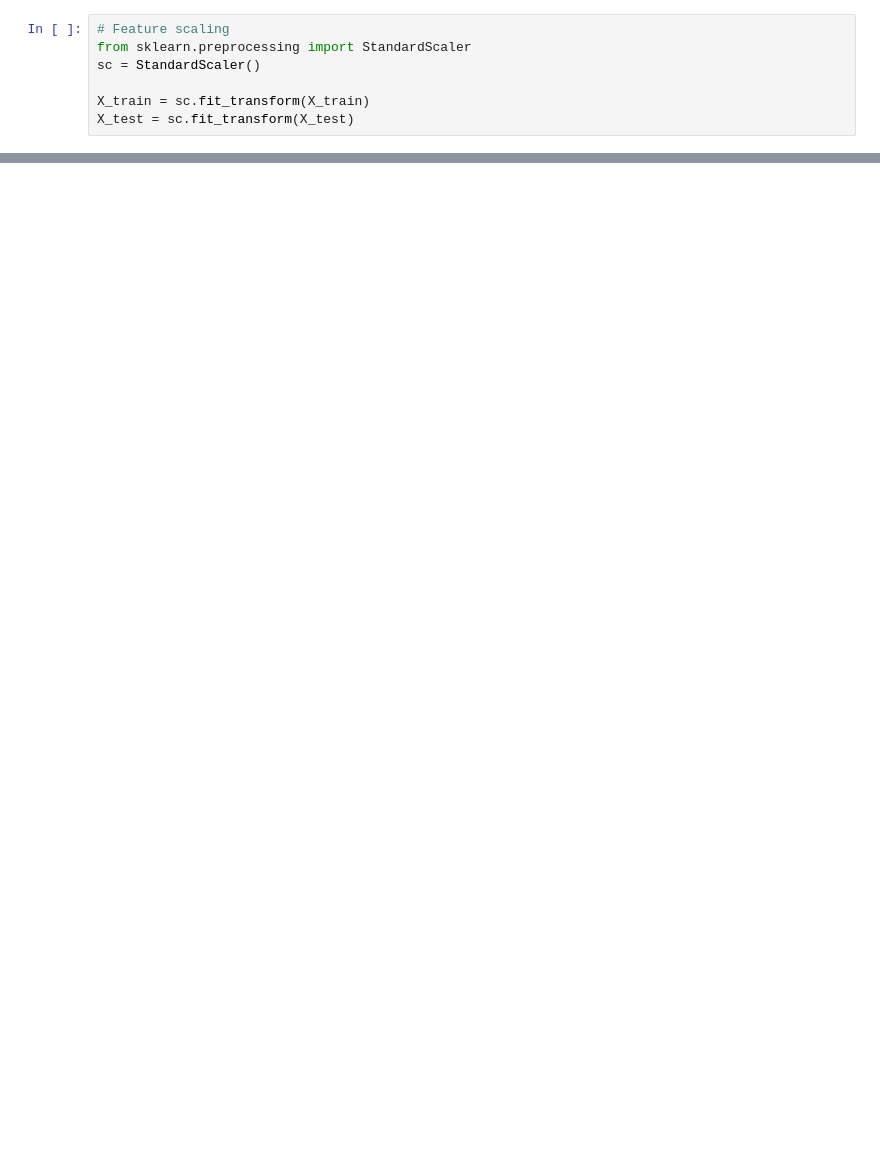
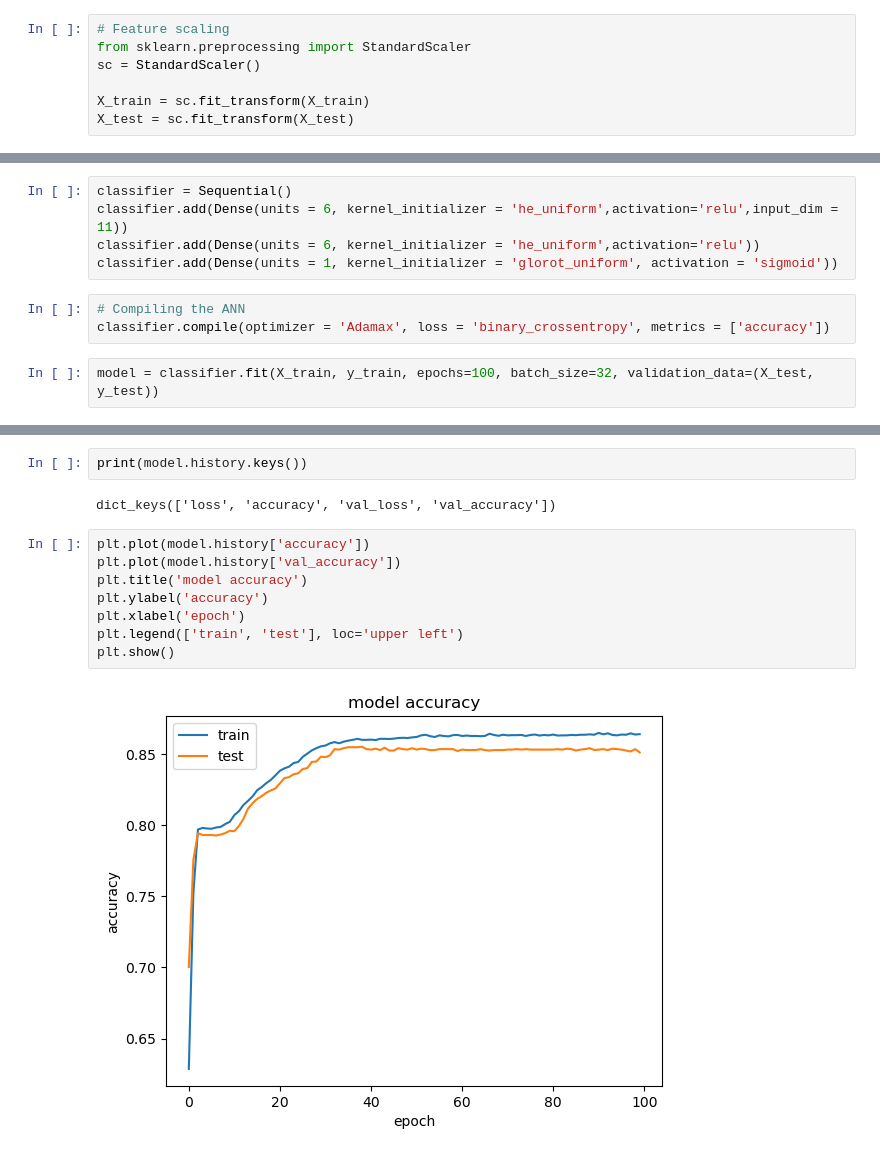
Before and after one commit to smd29/DeepLearning, a Jupyter notebook: ANN/bank_customer_exit.ipynb, the cells around one changed output, grey strips where cells are left out. Cells and saved outputs as stored; diff of their text form; blank space fills up the shorter version.

Commit message:
ANN with churn_modelling dataset

```diff
--- a/ANN/bank_customer_exit.ipynb
+++ b/ANN/bank_customer_exit.ipynb
@@ -30,0 +45,10 @@ X_test = sc.fit_transform(X_test)
+# %%
+classifier = Sequential()
+classifier.add(Dense(units = 6, kernel_initializer = 'he_uniform',activation='relu',input_dim = 11))
+classifier.add(Dense(units = 6, kernel_initializer = 'he_uniform',activation='relu'))
+classifier.add(Dense(units = 1, kernel_initializer = 'glorot_uniform', activation = 'sigmoid'))
+# %%
+# Compiling the ANN
+classifier.compile(optimizer = 'Adamax', loss = 'binary_crossentropy', metrics = ['accuracy'])
+# %%
+model = classifier.fit(X_train, y_train, epochs=100, batch_size=32, validation_data=(X_test, y_test))
@@ -30,0 +73,14 @@ X_test = sc.fit_transform(X_test)
+# %%
+print(model.history.keys())
+# %% [output]
+dict_keys(['loss', 'accuracy', 'val_loss', 'val_accuracy'])
+# %%
+plt.plot(model.history['accuracy'])
+plt.plot(model.history['val_accuracy'])
+plt.title('model accuracy')
+plt.ylabel('accuracy')
+plt.xlabel('epoch')
+plt.legend(['train', 'test'], loc='upper left')
+plt.show()
+# %% [output]
+[figure, added]
```
Also changed, not shown: parts of 10 cells of this notebook.
